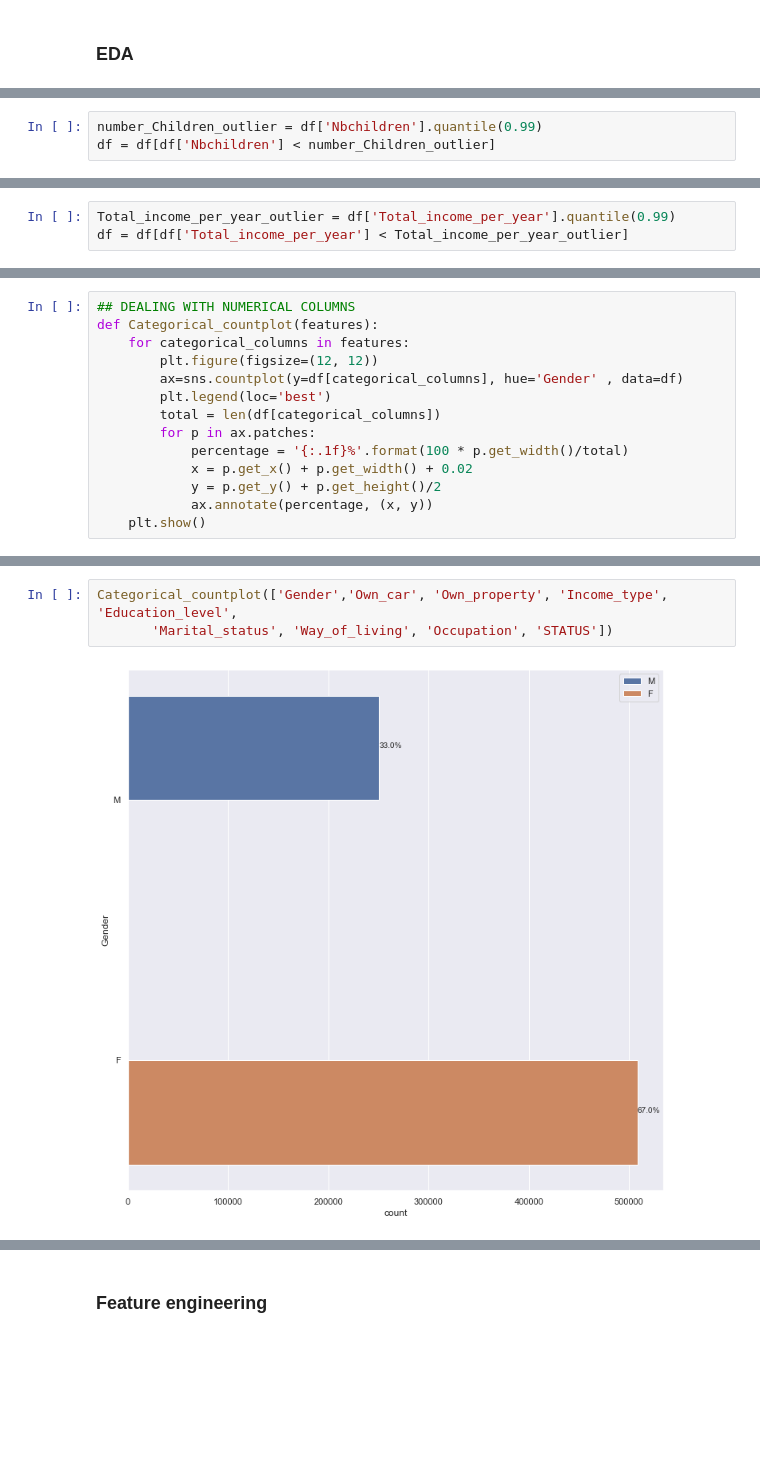
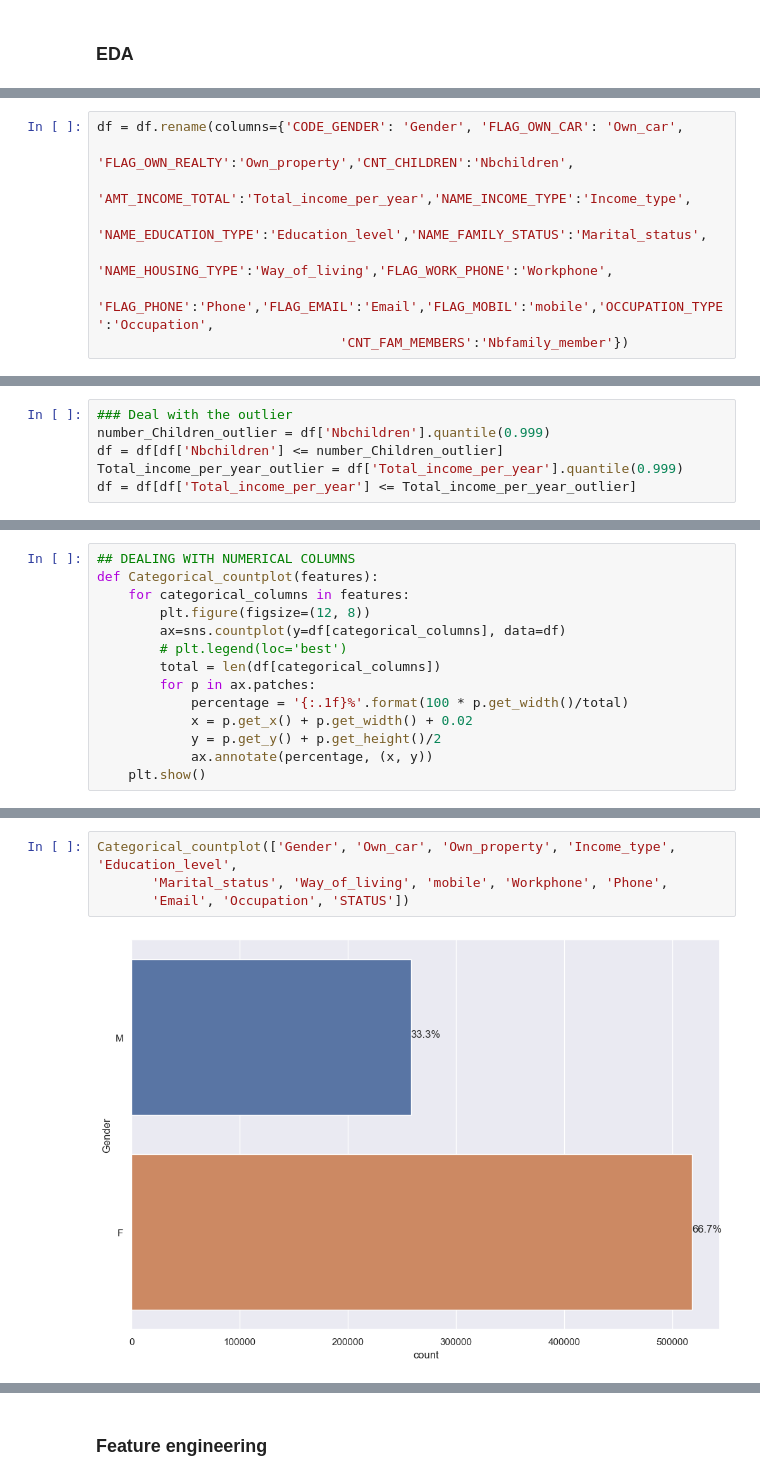
Before and after one commit to supavitkod/Credit, a Jupyter notebook: Credit analysis.ipynb, the cells around one changed output, grey strips where cells are left out. Drawn from its saved outputs; the diff is of its cells as text; blank space fills up the shorter version.

```diff
--- a/Credit analysis.ipynb
+++ b/Credit analysis.ipynb
@@ -295 +279,9 @@ memory usage: 118.7+ MB
+# %%
+df = df.rename(columns={'CODE_GENDER': 'Gender', 'FLAG_OWN_CAR': 'Own_car',
+                               'FLAG_OWN_REALTY':'Own_property','CNT_CHILDREN':'Nbchildren',
+                               'AMT_INCOME_TOTAL':'Total_income_per_year','NAME_INCOME_TYPE':'Income_type',
+                               'NAME_EDUCATION_TYPE':'Education_level','NAME_FAMILY_STATUS':'Marital_status',
+                               'NAME_HOUSING_TYPE':'Way_of_living','FLAG_WORK_PHONE':'Workphone',
+                               'FLAG_PHONE':'Phone','FLAG_EMAIL':'Email','FLAG_MOBIL':'mobile','OCCUPATION_TYPE':'Occupation',
+                               'CNT_FAM_MEMBERS':'Nbfamily_member'})
 # %%
@@ -320,3 +326,6 @@ Name: Nbchildren, dtype: int64
 # %%
-number_Children_outlier = df['Nbchildren'].quantile(0.99)
-df = df[df['Nbchildren'] < number_Children_outlier]
+### Deal with the outlier
+number_Children_outlier = df['Nbchildren'].quantile(0.999)
+df = df[df['Nbchildren'] <= number_Children_outlier]
+Total_income_per_year_outlier = df['Total_income_per_year'].quantile(0.999)
+df = df[df['Total_income_per_year'] <= Total_income_per_year_outlier]
@@ -341,3 +331,0 @@ Name: Total_income_per_year, Length: 262, dtype: int64
-# %%
-Total_income_per_year_outlier = df['Total_income_per_year'].quantile(0.99)
-df = df[df['Total_income_per_year'] < Total_income_per_year_outlier]
@@ -382,9 +364,9 @@ Name: DAYS_BIRTH, Length: 758888, dtype: int64
 ## DEALING WITH NUMERICAL COLUMNS
 def Categorical_countplot(features):
     for categorical_columns in features:
-        plt.figure(figsize=(12, 12))
-        ax=sns.countplot(y=df[categorical_columns], hue='Gender' , data=df)
-        plt.legend(loc='best')
+        plt.figure(figsize=(12, 8))
+        ax=sns.countplot(y=df[categorical_columns], data=df)
+        # plt.legend(loc='best')
         total = len(df[categorical_columns])
         for p in ax.patches:
             percentage = '{:.1f}%'.format(100 * p.get_width()/total)
@@ -401,6 +384,7 @@ Index(['Gender', 'Own_car', 'Own_property', 'Income_type', 'Education_level',
       dtype='object')
 # %%
-Categorical_countplot(['Gender','Own_car', 'Own_property', 'Income_type', 'Education_level',
-       'Marital_status', 'Way_of_living', 'Occupation', 'STATUS'])
+Categorical_countplot(['Gender', 'Own_car', 'Own_property', 'Income_type', 'Education_level',
+       'Marital_status', 'Way_of_living', 'mobile', 'Workphone', 'Phone',
+       'Email', 'Occupation', 'STATUS'])
 # %% [output]
-[figure, old version]
+[figure, new version]
```
Also changed, not shown: parts of 110 cells of this notebook, 18 other files.
